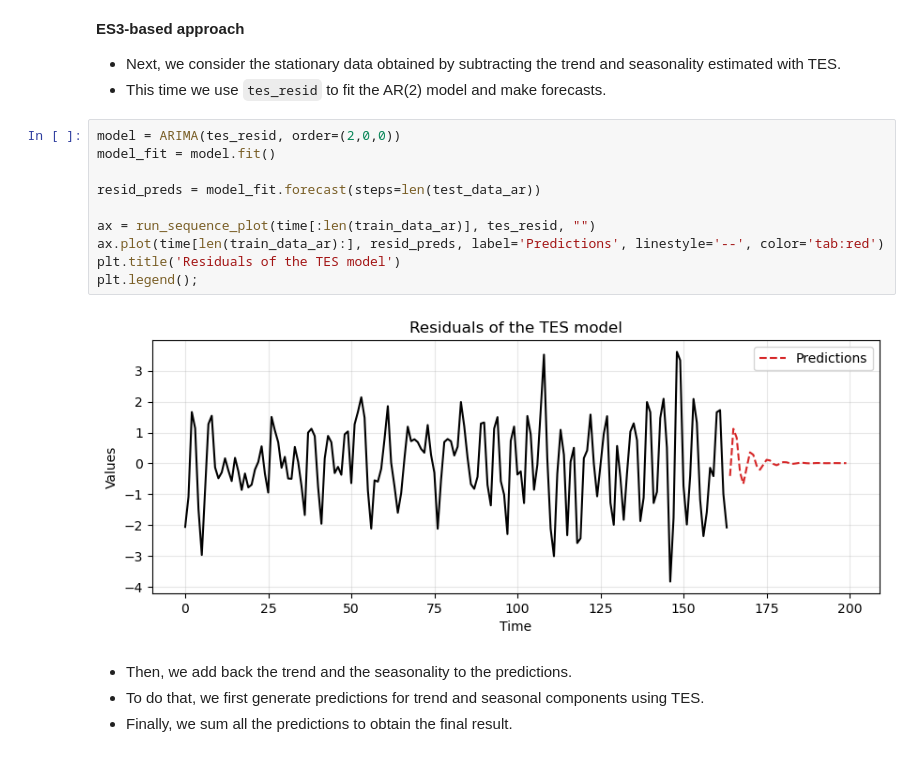
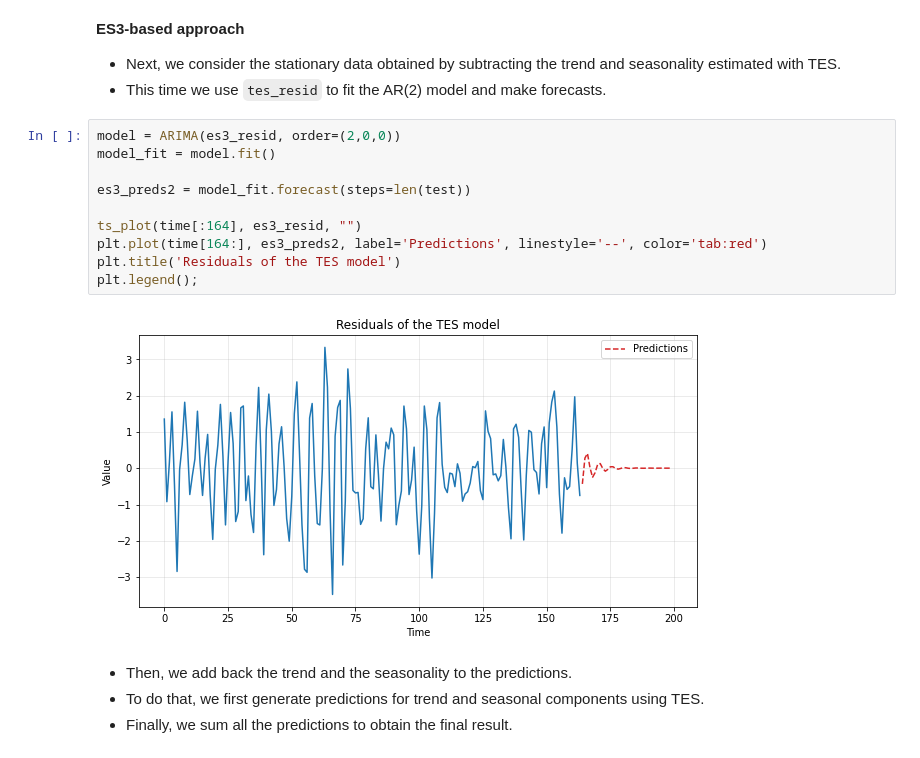
Before and after one commit to nsydn/ise043_tsaf, a Jupyter notebook: ise043_tsaf_2425f_4_arma.ipynb, the cells around one changed output. Drawn from its saved outputs; the diff is of its cells as text.

```diff
--- a/ise043_tsaf_2425f_4_arma.ipynb
+++ b/ise043_tsaf_2425f_4_arma.ipynb
@@ -437,17 +437,17 @@ plt.legend();
 - Next, we consider the stationary data obtained by subtracting the trend and seasonality estimated with TES.
 - This time we use `tes_resid` to fit the AR(2) model and make forecasts.
 # %%
-model = ARIMA(tes_resid, order=(2,0,0))
+model = ARIMA(es3_resid, order=(2,0,0))
 model_fit = model.fit()
 
-resid_preds = model_fit.forecast(steps=len(test_data_ar))
+es3_preds2 = model_fit.forecast(steps=len(test))
 
-ax = run_sequence_plot(time[:len(train_data_ar)], tes_resid, "")
-ax.plot(time[len(train_data_ar):], resid_preds, label='Predictions', linestyle='--', color='tab:red')
+ts_plot(time[:164], es3_resid, "")
+plt.plot(time[164:], es3_preds2, label='Predictions', linestyle='--', color='tab:red')
 plt.title('Residuals of the TES model')
 plt.legend();
 # %% [output]
-[figure, old version]
+[figure, new version]
 # %% [markdown]
 - Then, we add back the trend and the seasonality to the predictions.
 - To do that, we first generate predictions for trend and seasonal components using TES.
```
Also changed, not shown: parts of 1 cell of this notebook.
